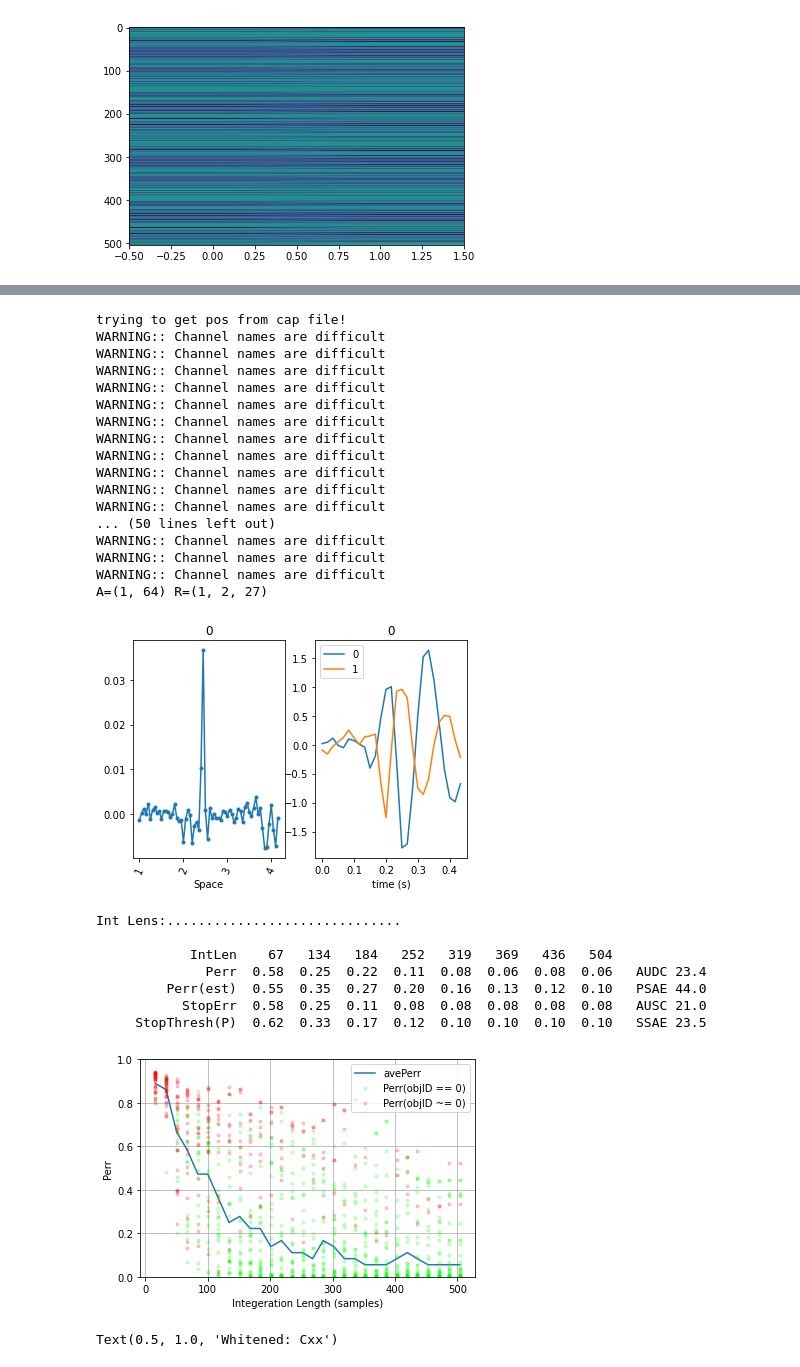
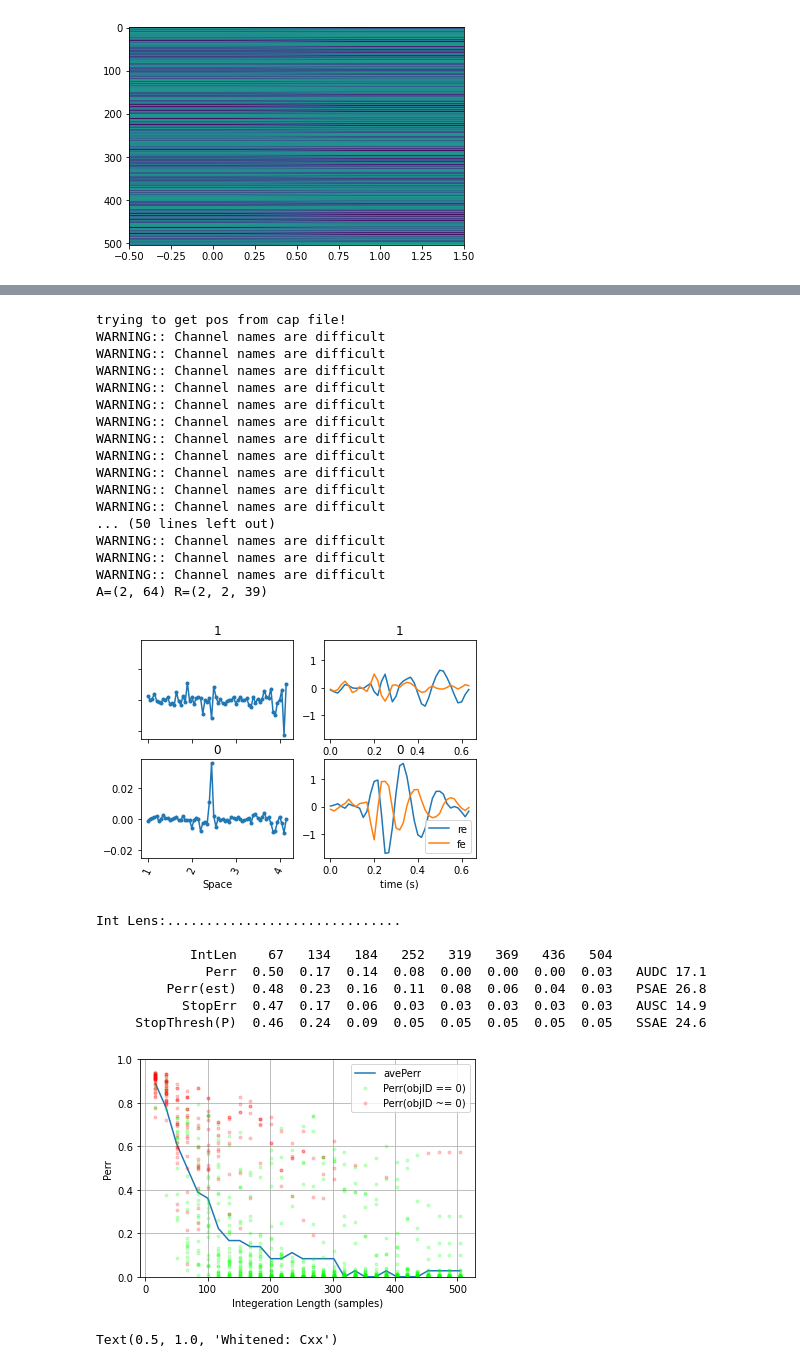
Before and after one commit to mindaffect/pymindaffectBCI, a Jupyter notebook: mindaffectBCI/decoder/MCCA.ipynb, the cells around one changed output, grey strips where cells are left out. Saved outputs shown, nothing was run; the diff lists cells and outputs as text; code cells hidden in the pictures.

```diff
--- a/mindaffectBCI/decoder/MCCA.ipynb
+++ b/mindaffectBCI/decoder/MCCA.ipynb
@@ -49,7 +52,7 @@ Y_true=(36, 504, 1, 2)
 # %%
 # get the summary statistics
 from updateSummaryStatistics import updateSummaryStatistics, plot_summary_statistics
-tau = 450 * fs // 1000 # ms->samples
+tau = 650 * fs // 1000 # ms->samples
 Cxx, Cxy, Cyy = updateSummaryStatistics(X, Y_true, tau=tau)
 print("Cxx={}".format(Cxx.shape))
 print("Cxy={}".format(Cxy.shape))
@@ -68,44 +71,44 @@ plt.imshow(Cyy.reshape((Cyy.shape[1]*Cyy.shape[2],-1)),aspect='auto');plt.colorb
 # %%
 from multipleCCA import multipleCCA, robust_whitener
 from updateSummaryStatistics import plot_factoredmodel
 # run and plot the normal CCA model
-J, W, R = multipleCCA(Cxx, Cxy, Cyy, reg=.02, rank=1)
-plot_factoredmodel(W, R, ch_names=ch_names, fs=fs);plt.show()
+J, W, R = multipleCCA(Cxx, Cxy, Cyy, reg=.02, rank=2)
+plot_factoredmodel(W, R, ch_names=ch_names, fs=fs, evtlabs=evtlabs);plt.show()
 # eval this models performance
 from scoreStimulus import scoreStimulus
 Fe = scoreStimulus(X, W, R)
 from scoreOutput import scoreOutput
 Fy = scoreOutput(Fe, Y, R) # (nM,nTrl,nEp,nY)
 from decodingCurveSupervised import decodingCurveSupervised, plot_decoding_curve
 dc=decodingCurveSupervised(Fy)
 plot_decoding_curve(*dc)
 # %% [output]
 trying to get pos from cap file!
 WARNING:: Channel names are difficult
 WARNING:: Channel names are difficult
 WARNING:: Channel names are difficult
 WARNING:: Channel names are difficult
 WARNING:: Channel names are difficult
 WARNING:: Channel names are difficult
 WARNING:: Channel names are difficult
 WARNING:: Channel names are difficult
 WARNING:: Channel names are difficult
 WARNING:: Channel names are difficult
 WARNING:: Channel names are difficult
 ... (50 lines left out)
 WARNING:: Channel names are difficult
 WARNING:: Channel names are difficult
 WARNING:: Channel names are difficult
-A=(1, 64) R=(1, 2, 27)
+A=(2, 64) R=(2, 2, 39)
-[figure, old version]
+[figure, new version]
 Int Lens:..............................
 
             IntLen    67   134   184   252   319   369   436   504
-              Perr  0.58  0.25  0.22  0.11  0.08  0.06  0.08  0.06   AUDC 23.4
-         Perr(est)  0.55  0.35  0.27  0.20  0.16  0.13  0.12  0.10   PSAE 44.0
-           StopErr  0.58  0.25  0.11  0.08  0.08  0.08  0.08  0.08   AUSC 21.0
-     StopThresh(P)  0.62  0.33  0.17  0.12  0.10  0.10  0.10  0.10   SSAE 23.5
+              Perr  0.50  0.17  0.14  0.08  0.00  0.00  0.00  0.03   AUDC 17.1
+         Perr(est)  0.48  0.23  0.16  0.11  0.08  0.06  0.04  0.03   PSAE 26.8
+           StopErr  0.47  0.17  0.06  0.03  0.03  0.03  0.03  0.03   AUSC 14.9
+     StopThresh(P)  0.46  0.24  0.09  0.05  0.05  0.05  0.05  0.05   SSAE 24.6
-[figure, old version]
+[figure, new version]
 # %%
 # Now try with the tensor factored version..
 # %%
```
Also changed, not shown: parts of 18 cells of this notebook, 4 other files.
